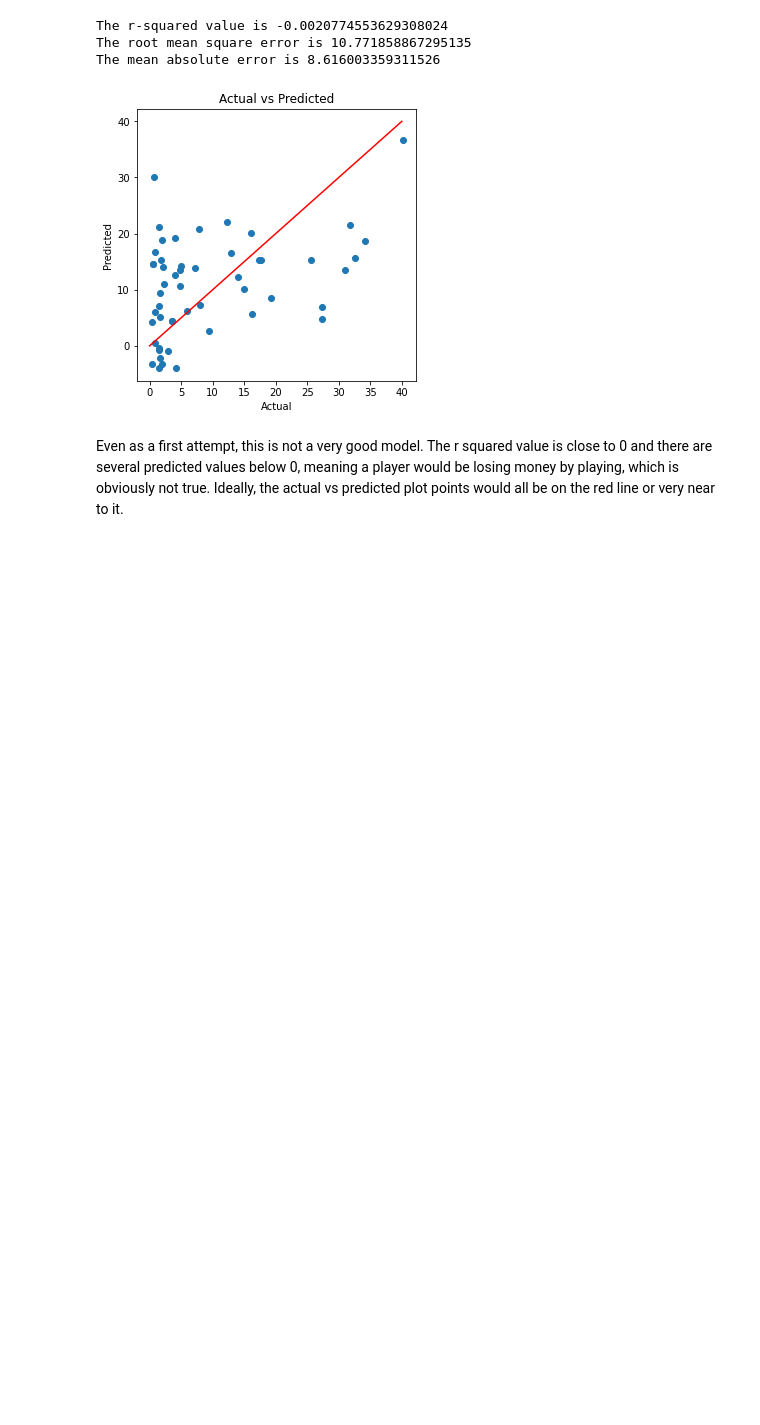
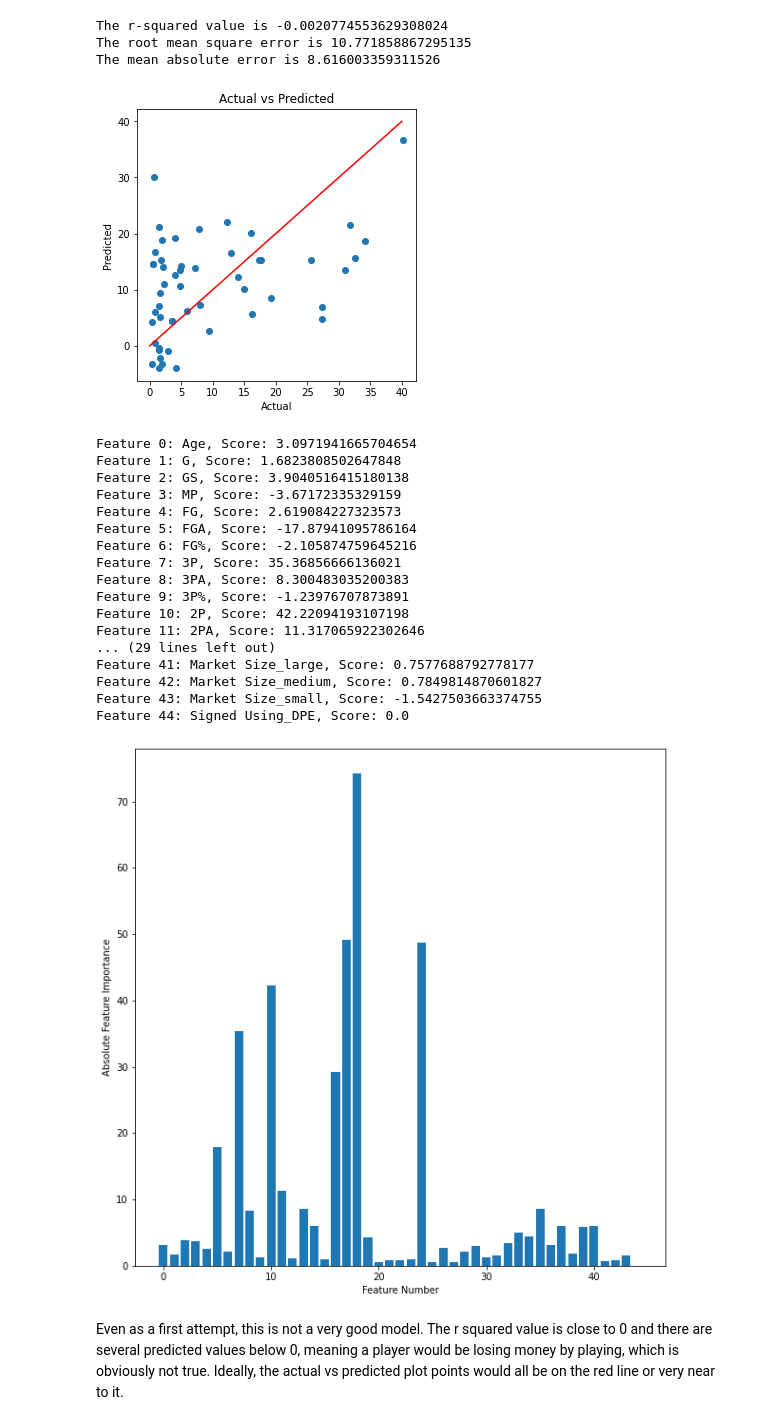
Before and after one commit to graham-ecu/NBA-Salary-Prediction, a Jupyter notebook: NBA Modeling.ipynb, the cells around one changed output. Saved outputs shown, nothing was run; the diff lists cells and outputs as text; code cells hidden in the pictures; blank space fills up the shorter version.

```diff
--- a/NBA Modeling.ipynb
+++ b/NBA Modeling.ipynb
@@ -67,6 +75,39 @@ plt.title('Actual vs Predicted')
 plt.show()
 # %% [output]
 [figure]
+# %%
+# Determine coefficients
+coefs = lm.coef_
+
+# summarize feature importance
+for i in range(len(coefs)):
+    print('Feature ' + str(i) + ': ' + X_train.columns[i] + ', Score: ' + str(coefs[i]))
+
+# plot feature importance
+plt.figure(figsize=(10,10))
+plt.bar([x for x in range(len(coefs))], abs(coefs))
+plt.xlabel('Feature Number')
+plt.ylabel('Absolute Feature Importance')
+plt.show()
+# %% [output]
+Feature 0: Age, Score: 3.0971941665704654
+Feature 1: G, Score: 1.6823808502647848
+Feature 2: GS, Score: 3.9040516415180138
+Feature 3: MP, Score: -3.67172335329159
+Feature 4: FG, Score: 2.619084227323573
+Feature 5: FGA, Score: -17.87941095786164
+Feature 6: FG%, Score: -2.105874759645216
+Feature 7: 3P, Score: 35.36856666136021
+Feature 8: 3PA, Score: 8.300483035200383
+Feature 9: 3P%, Score: -1.23976707873891
+Feature 10: 2P, Score: 42.22094193107198
+Feature 11: 2PA, Score: 11.317065922302646
+... (29 lines left out)
+Feature 41: Market Size_large, Score: 0.7577688792778177
+Feature 42: Market Size_medium, Score: 0.7849814870601827
+Feature 43: Market Size_small, Score: -1.5427503663374755
+Feature 44: Signed Using_DPE, Score: 0.0
+[figure, added]
 # %% [markdown]
 Even as a first attempt, this is not a very good model.  The r squared value is close to 0 and there are several predicted values below 0, meaning a player would be losing money by playing, which is obviously not true.  Ideally, the actual vs predicted plot points would all be on the red line or very near to it.
 # %% [markdown]
```
Also changed, not shown: parts of 11 cells of this notebook.
